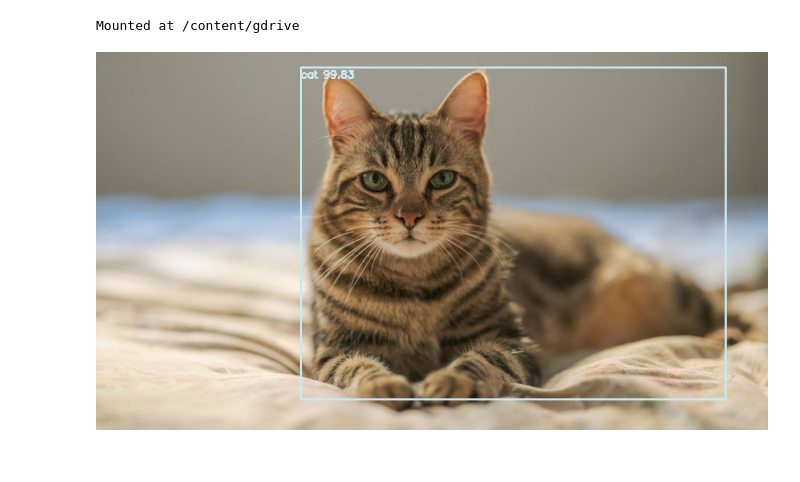
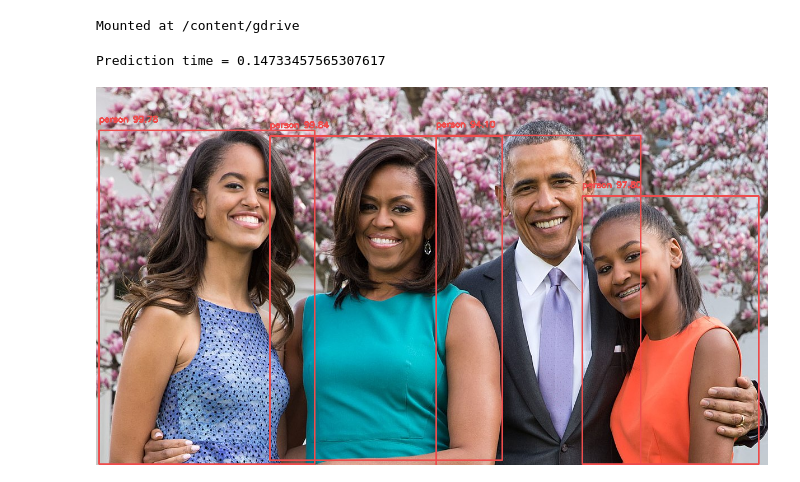
Before and after one commit to drhoffma/HarperIDEAShopCVCC, a Jupyter notebook: lessons/06_DL_Object_Detection.ipynb, the cells around one changed output. Drawn from its saved outputs; the diff is of its cells as text; code cells hidden in the pictures.

```diff
--- a/lessons/06_DL_Object_Detection.ipynb
+++ b/lessons/06_DL_Object_Detection.ipynb
@@ -27,14 +27,15 @@ Mounted at /content/gdrive
 
 # imports
 import numpy as np
+import time
 import cv2
 from google.colab.patches import cv2_imshow
 
 # settings dictionary
 settings = {
-    "image": "gdrive/My Drive/Colab Notebooks/cat.jpg",
+    # "image": "gdrive/My Drive/Colab Notebooks/cat.jpg",
     # "image": "gdrive/My Drive/Colab Notebooks/farm.jpg",
-    # "image": "gdrive/My Drive/Colab Notebooks/obama_family.jpg",
+    "image": "gdrive/My Drive/Colab Notebooks/obama_family.jpg",
 
     "prototxt": "gdrive/My Drive/Colab Notebooks/MobileNetSSD_deploy.prototxt.txt",
     "model": "gdrive/My Drive/Colab Notebooks/MobileNetSSD_deploy.caffemodel",
@@ -60,35 +61,39 @@ blob = cv2.dnn.blobFromImage(cv2.resize(image, (300, 300)), 0.007843, (300, 300)
 
 # (4) perform inference (make a prediction)
 model.setInput(blob)
+t1 = time.time()
 detections = model.forward()  # analagous to "model.predict()"
+t2 = time.time()
+print("Prediction time = {}".format(str(t2 - t1)))
 
 # (5) parse the detections; extract the class & confidence; draw a box around the object
 
 # loop over the detections
 for i in np.arange(0, detections.shape[2]):
   # extract the confidence
   confidence = detections[0, 0, i, 2]
 
   # filter for confidence values that meet the threshold
   if confidence < settings["confidence_threshold"]:
     continue
 
   # extract the index of the class label
   idx = int(detections[0, 0, i, 1])
 
   # set the class label based on the index
   label = CLASSES[idx] + " {:.2f}".format(confidence * 100)
 
   # annotate the image with a rectangle
   box = detections[0, 0, i, 3:7] * np.array([w, h, w, h])
   (x1, y1, x2, y2) = box.astype("int")
   cv2.rectangle(image, (x1, y1), (x2, y2), COLORS[idx], 2)
 
   # annotate the image with the class label & confidence
   y = y1 - 15 if y1 - 15 > 15 else y1 + 15
   cv2.putText(image, label, (x1, y), cv2.FONT_HERSHEY_SIMPLEX, 0.5, COLORS[idx], 2)
 
 # display the result
 cv2_imshow(image)
 # %% [output]
+Prediction time = 0.14733457565307617
-[figure, old version]
+[figure, new version]
```
